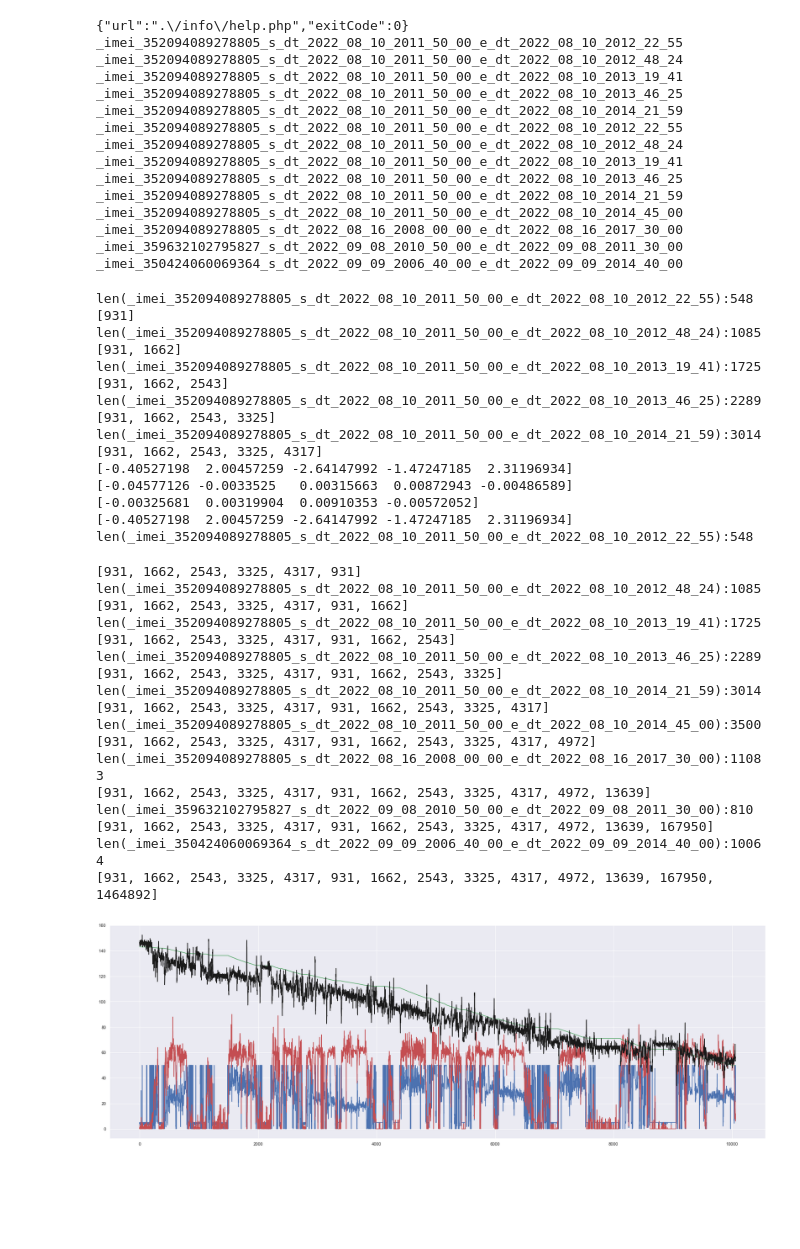
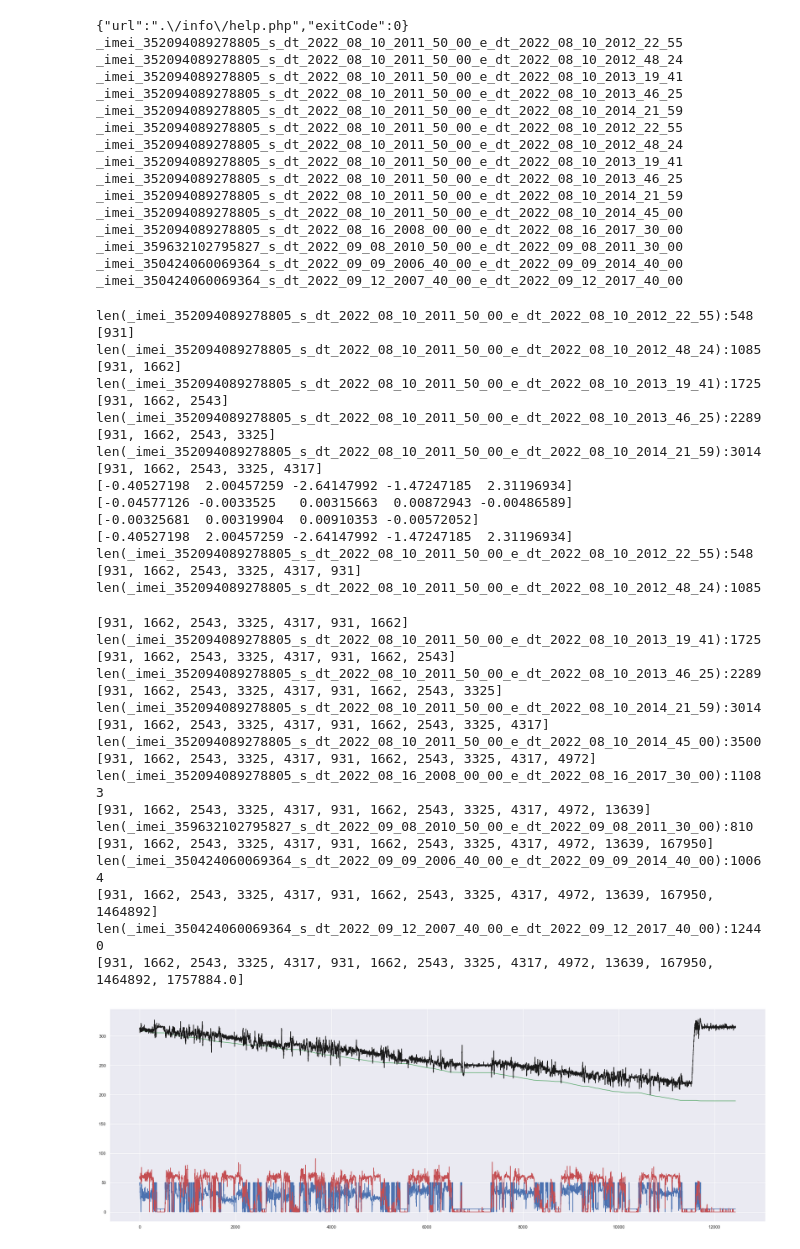
Before and after one commit to zhenux/pythonProject54, a Jupyter notebook: fuel_consumption_manual.ipynb, the cells around one changed output. Drawn from its saved outputs; the diff is of its cells as text; code cells hidden in the pictures; blank space fills up the shorter version.

```diff
--- a/fuel_consumption_manual.ipynb
+++ b/fuel_consumption_manual.ipynb
@@ -4,7 +4,7 @@ from bs4 import BeautifulSoup
 
 # from google.colab import files
 
-fuel_cons = ([7.8, 12.43, 19.49, 24.6, 31.8, 7.8, 12.43, 19.49, 24.6, 31.8, 5, 40, 40, 20])
+fuel_cons = ([7.8, 12.43, 19.49, 24.6, 31.8, 7.8, 12.43, 19.49, 24.6, 31.8, 5, 40, 40, 20, 40])
 
 url_req = (['?imei=352094089278805&s_dt=2022-08-10%2011:50:00&e_dt=2022-08-10%2012:22:55',
             '?imei=352094089278805&s_dt=2022-08-10%2011:50:00&e_dt=2022-08-10%2012:48:24',
@@ -19,7 +19,8 @@ url_req = (['?imei=352094089278805&s_dt=2022-08-10%2011:50:00&e_dt=2022-08-10%20
             '?imei=352094089278805&s_dt=2022-08-10%2011:50:00&e_dt=2022-08-10%2014:45:00',
             '?imei=352094089278805&s_dt=2022-08-16%2008:00:00&e_dt=2022-08-16%2017:30:00',
             '?imei=359632102795827&s_dt=2022-09-08%2010:50:00&e_dt=2022-09-08%2011:30:00',
-            '?imei=350424060069364&s_dt=2022-09-09%2006:40:00&e_dt=2022-09-09%2014:40:00'])
+            '?imei=350424060069364&s_dt=2022-09-09%2006:40:00&e_dt=2022-09-09%2014:40:00',
+            '?imei=350424060069364&s_dt=2022-09-12%2007:40:00&e_dt=2022-09-12%2017:40:00'])
 
 web_link = 'https://nav.by/info/testAccel.php'
 
@@ -81,7 +82,7 @@ for p in range(NUM_OF_FILES):
             file.write(line)
             f_first_line = 0
         if ((
-                line != "date;speed;78;64011;64022;64033;64044;delta64011;delta64022;delta64033;delta64044;vodo;lat;lon;dir;alt;engine_speed;distance_gps;201;202;203;204;210;211;212;213;214;215;ain1;ain2\n") and (
+                line != "date;speed;78;64011;64022;64033;64044;delta64011;delta64022;delta64033;delta64044;vodo;lat;lon;dir;alt;engine_speed;distance_gps;201;202;203;204;210;211;212;213;214;215;ain1;ain2;151\n") and (
                 line != "\n")):
             file.write(line)
 
@@ -102,6 +103,7 @@ _imei_352094089278805_s_dt_2022_08_10_2011_50_00_e_dt_2022_08_10_2014_45_00
 _imei_352094089278805_s_dt_2022_08_16_2008_00_00_e_dt_2022_08_16_2017_30_00
 _imei_359632102795827_s_dt_2022_09_08_2010_50_00_e_dt_2022_09_08_2011_30_00
 _imei_350424060069364_s_dt_2022_09_09_2006_40_00_e_dt_2022_09_09_2014_40_00
+_imei_350424060069364_s_dt_2022_09_12_2007_40_00_e_dt_2022_09_12_2017_40_00
 # %%
 import math
 import numpy as np
@@ -168,7 +170,7 @@ for p in range(NUM_OF_FILES):
     df.columns = ['date', 'speed', 'rowdata', 'z', 'y', 'x_m', 'x_p', 'delta64011', 'delta64022', 'delta64033',
                   'delta64044', 'vodo', 'lat', 'lon', 'dir', 'alt', 'engine_speed', 'distance_gps', 'sum_ES',
                   'mark_ind1', 'sum_ES_APP', 'mark_ind2', 'sum_ES_2_APP', 'mark_ind3', 'sum_ES_APP_2', 'mark_ind4',
-                  'sum_ES_2_APP_2', 'mark_ind5', 'AnIn1', 'AnIn2']
+                  'sum_ES_2_APP_2', 'mark_ind5', 'AnIn1', 'AnIn2', 'CAN1']
 
     print('len(' + db_files[p] + '):' + str(len(df)))
 
@@ -240,14 +242,13 @@ for p in range(NUM_OF_FILES):
             sum_ES_2_APP_2_sum += sum_ES_2_APP_2_inst
         sum_ES_2_APP_2_prev = df.sum_ES_2_APP_2[i]
 
-        if p == 13:
+        if p == 14:
             # inst_cons.append((1/df.distance_gps[i])*func_fuel_consumption(
             #     (sum_ES_inst, sum_ES_APP_inst, sum_ES_2_APP_inst, sum_ES_APP_2_inst, sum_ES_2_APP_2_inst),
             #     popt_calc[0], popt_calc[1], popt_calc[2], popt_calc[3], popt_calc[4]))
 
             consum_l = 0
             consum_t = 0
-            dut_calc = 140
 
             if df.distance_gps[i] != 0:
                 consum_l = (3/5)*(1/df.distance_gps[i])*func3_fuel_consumption(
@@ -261,7 +262,7 @@ for p in range(NUM_OF_FILES):
                 consum_l = (5 - df.speed[i])/100
             df.at[i, 'consum_l'] = consum_l
 
-            dut_calc = 150 - func3_fuel_consumption(
+            dut_calc = df.AnIn1[0] - func3_fuel_consumption(
                     (sum_ES_APP_sum, sum_ES_2_APP_sum, sum_ES_APP_2_sum, sum_ES_2_APP_2_sum),
                     popt3_calc[0], popt3_calc[1], popt3_calc[2], popt3_calc[3])
             df.at[i, 'dut_calc'] = dut_calc
@@ -290,7 +291,7 @@ for p in range(NUM_OF_FILES):
                 acc_delta = -50
             inst_acc_minus.append(acc_delta)
 
-    if p == 13:
+    if p == 14:
         df.to_csv(db_files[p] + '_changed' + '.csv', index=False)
 
     delta_ES.append(sum_ES_sum)
@@ -370,33 +371,35 @@ for p in range(NUM_OF_FILES):
 len(_imei_352094089278805_s_dt_2022_08_10_2011_50_00_e_dt_2022_08_10_2012_22_55):548
 [931]
 len(_imei_352094089278805_s_dt_2022_08_10_2011_50_00_e_dt_2022_08_10_2012_48_24):1085
 [931, 1662]
 len(_imei_352094089278805_s_dt_2022_08_10_2011_50_00_e_dt_2022_08_10_2013_19_41):1725
 [931, 1662, 2543]
 len(_imei_352094089278805_s_dt_2022_08_10_2011_50_00_e_dt_2022_08_10_2013_46_25):2289
 [931, 1662, 2543, 3325]
 len(_imei_352094089278805_s_dt_2022_08_10_2011_50_00_e_dt_2022_08_10_2014_21_59):3014
 [931, 1662, 2543, 3325, 4317]
 [-0.40527198  2.00457259 -2.64147992 -1.47247185  2.31196934]
 [-0.04577126 -0.0033525   0.00315663  0.00872943 -0.00486589]
 [-0.00325681  0.00319904  0.00910353 -0.00572052]
 [-0.40527198  2.00457259 -2.64147992 -1.47247185  2.31196934]
 len(_imei_352094089278805_s_dt_2022_08_10_2011_50_00_e_dt_2022_08_10_2012_22_55):548
+[931, 1662, 2543, 3325, 4317, 931]
+len(_imei_352094089278805_s_dt_2022_08_10_2011_50_00_e_dt_2022_08_10_2012_48_24):1085
-[931, 1662, 2543, 3325, 4317, 931]
-len(_imei_352094089278805_s_dt_2022_08_10_2011_50_00_e_dt_2022_08_10_2012_48_24):1085
 [931, 1662, 2543, 3325, 4317, 931, 1662]
 len(_imei_352094089278805_s_dt_2022_08_10_2011_50_00_e_dt_2022_08_10_2013_19_41):1725
 [931, 1662, 2543, 3325, 4317, 931, 1662, 2543]
 len(_imei_352094089278805_s_dt_2022_08_10_2011_50_00_e_dt_2022_08_10_2013_46_25):2289
 [931, 1662, 2543, 3325, 4317, 931, 1662, 2543, 3325]
 len(_imei_352094089278805_s_dt_2022_08_10_2011_50_00_e_dt_2022_08_10_2014_21_59):3014
 [931, 1662, 2543, 3325, 4317, 931, 1662, 2543, 3325, 4317]
 len(_imei_352094089278805_s_dt_2022_08_10_2011_50_00_e_dt_2022_08_10_2014_45_00):3500
 [931, 1662, 2543, 3325, 4317, 931, 1662, 2543, 3325, 4317, 4972]
 len(_imei_352094089278805_s_dt_2022_08_16_2008_00_00_e_dt_2022_08_16_2017_30_00):11083
 [931, 1662, 2543, 3325, 4317, 931, 1662, 2543, 3325, 4317, 4972, 13639]
 len(_imei_359632102795827_s_dt_2022_09_08_2010_50_00_e_dt_2022_09_08_2011_30_00):810
 [931, 1662, 2543, 3325, 4317, 931, 1662, 2543, 3325, 4317, 4972, 13639, 167950]
 len(_imei_350424060069364_s_dt_2022_09_09_2006_40_00_e_dt_2022_09_09_2014_40_00):10064
 [931, 1662, 2543, 3325, 4317, 931, 1662, 2543, 3325, 4317, 4972, 13639, 167950, 1464892]
+len(_imei_350424060069364_s_dt_2022_09_12_2007_40_00_e_dt_2022_09_12_2017_40_00):12440
+[931, 1662, 2543, 3325, 4317, 931, 1662, 2543, 3325, 4317, 4972, 13639, 167950, 1464892, 1757884.0]
-[figure, old version]
+[figure, new version]
```
Also changed, not shown: 1 other file.
